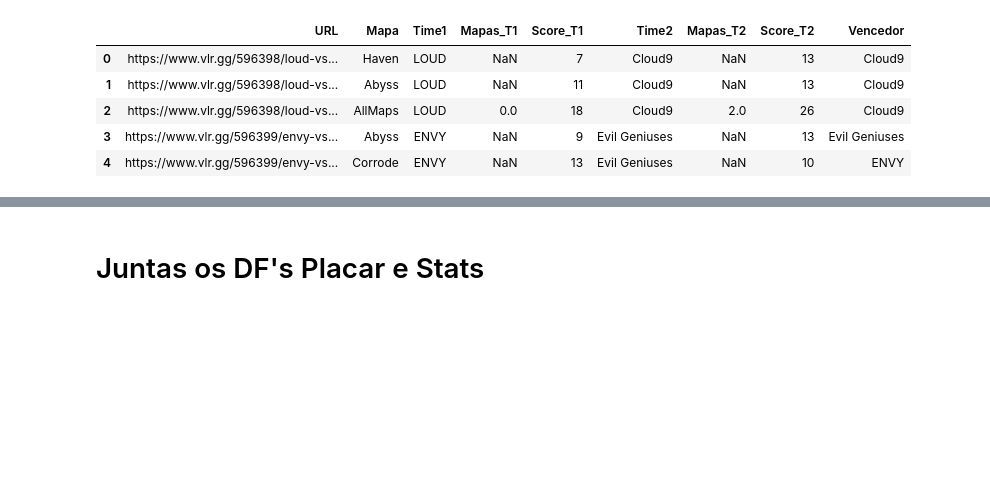
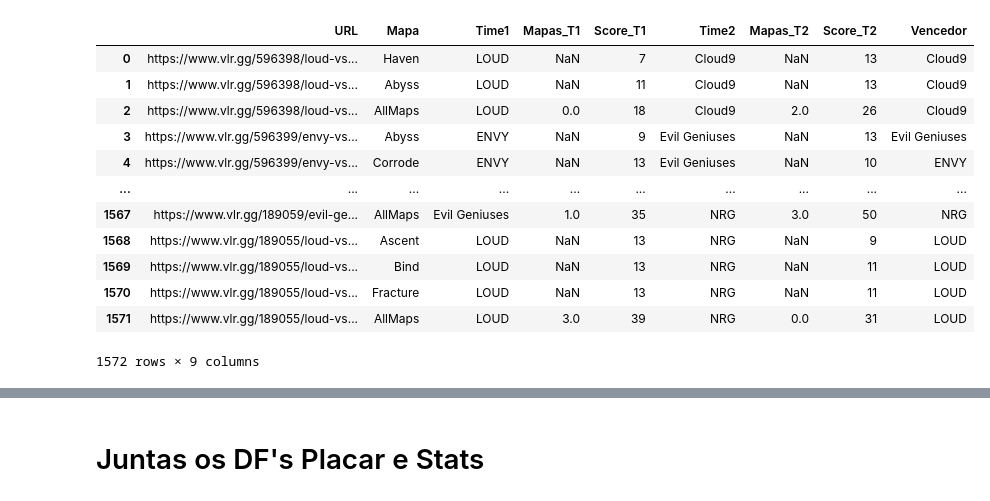
Before and after one commit to GuilhermeGML/Analise-Valorant-ESport, a Jupyter notebook: Jogador por Mapa.ipynb, the cells around one changed output, grey strips where cells are left out. Cells and saved outputs as stored; diff of their text form; code cells hidden in the pictures; blank space fills up the shorter version.

```diff
--- a/Jogador por Mapa.ipynb
+++ b/Jogador por Mapa.ipynb
@@ -6,13 +6,20 @@ import warnings
 warnings.filterwarnings('ignore')
 # %%
 df_placar2 = pd.read_csv("vlr_placar2.csv")
-df_placar2.head(5)
+df_placar2
 # %% [output]
 |  | URL | Mapa | Time1 | Mapas_T1 | Score_T1 | Time2 | Mapas_T2 | Score_T2 | Vencedor |
 | 0 | https://www.vlr.gg/596398/loud-vs... | Haven | LOUD | NaN | 7 | Cloud9 | NaN | 13 | Cloud9 |
 | 1 | https://www.vlr.gg/596398/loud-vs... | Abyss | LOUD | NaN | 11 | Cloud9 | NaN | 13 | Cloud9 |
 | 2 | https://www.vlr.gg/596398/loud-vs... | AllMaps | LOUD | 0.0 | 18 | Cloud9 | 2.0 | 26 | Cloud9 |
 | 3 | https://www.vlr.gg/596399/envy-vs... | Abyss | ENVY | NaN | 9 | Evil Geniuses | NaN | 13 | Evil Geniuses |
 | 4 | https://www.vlr.gg/596399/envy-vs... | Corrode | ENVY | NaN | 13 | Evil Geniuses | NaN | 10 | ENVY |
+| ... | ... | ... | ... | ... | ... | ... | ... | ... | ... |
+| 1567 | https://www.vlr.gg/189059/evil-ge... | AllMaps | Evil Geniuses | 1.0 | 35 | NRG | 3.0 | 50 | NRG |
+| 1568 | https://www.vlr.gg/189055/loud-vs... | Ascent | LOUD | NaN | 13 | NRG | NaN | 9 | LOUD |
+| 1569 | https://www.vlr.gg/189055/loud-vs... | Bind | LOUD | NaN | 13 | NRG | NaN | 11 | LOUD |
+| 1570 | https://www.vlr.gg/189055/loud-vs... | Fracture | LOUD | NaN | 13 | NRG | NaN | 11 | LOUD |
+| 1571 | https://www.vlr.gg/189055/loud-vs... | AllMaps | LOUD | 3.0 | 39 | NRG | 0.0 | 31 | LOUD |
+1572 rows × 9 columns
 # %%
 df_stats2 = pd.read_csv("vlr_stats2.csv")
```
Also changed, not shown: parts of 22 cells of this notebook, 12 other files.
